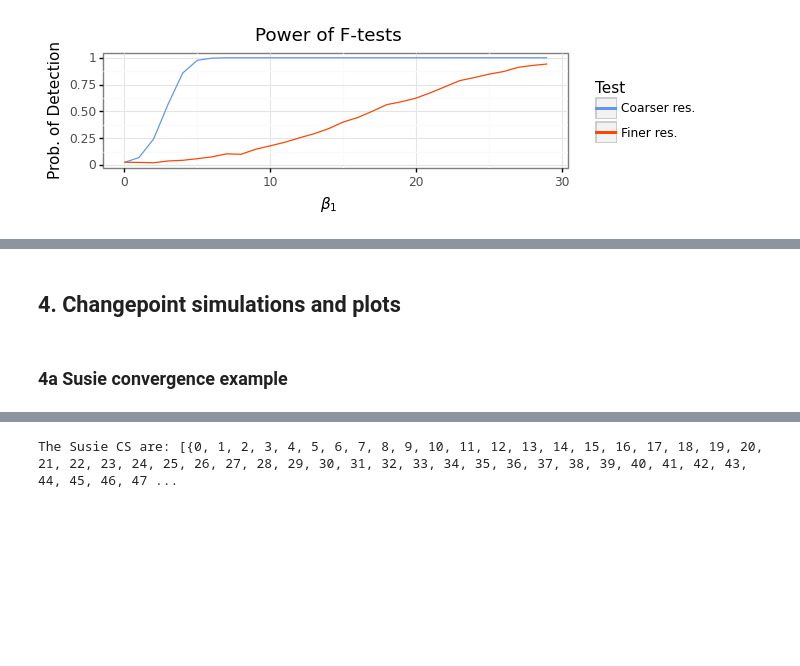
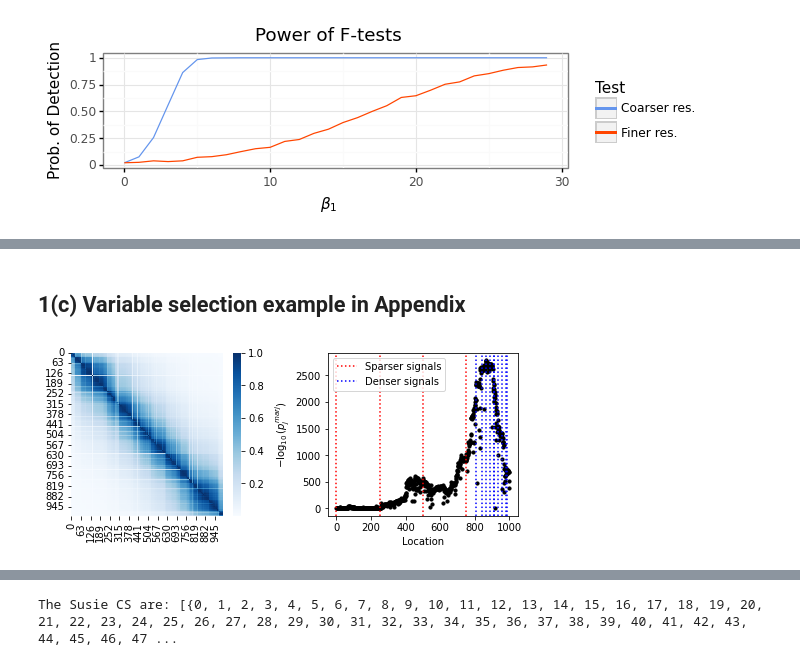
Before and after one commit to amspector100/blip_sims, a Jupyter notebook: final_sim_plots.ipynb, the cells around one changed output, grey strips where cells are left out. Drawn from its saved outputs; the diff is of its cells as text; code cells hidden in the pictures; blank space fills up the shorter version.

```diff
--- a/final_sim_plots.ipynb
+++ b/final_sim_plots.ipynb
@@ -996,4 +264,3 @@ for meas in ['power', 'fdr']:
-# %% [markdown]
-## 4. Changepoint simulations and plots
-# %% [markdown]
-### 4a Susie convergence example
+# %% [markdown]
+<a id='varselect'></a>
+## 1(c) Variable selection example in Appendix
@@ -999,0 +304,21 @@ for meas in ['power', 'fdr']:
+# %%
+fig, ax = plt.subplots(1, 2, figsize=(8,3))
+sns.heatmap(cov, cmap='Blues', ax=ax[0])
+ax[1].scatter(np.arange(p), log10_pvals, color='black', s=10)
+for j, xval in enumerate(signals):
+    if j == 0:
+        label = 'Sparser signals'
+        color = 'red'
+    elif j == len(sigs1):
+        label = 'Denser signals'
+        color = 'blue'
+    else:
+        label = None
+    ax[1].axvline(xval, color=color, linestyle='dotted', label=label)
+ax[1].set(xlabel='Location', ylabel=r'$-\log_{10}(p^{marj}_j)$')
+ax[1].legend()
+plt.subplots_adjust(wspace=0.35)
+plt.savefig("final-plots/appendixsims/example_descriptive.png", dpi=500, bbox_inches='tight')
+plt.show()
+# %% [output]
+[figure, added]
```
Also changed, not shown: parts of 154 cells of this notebook.
